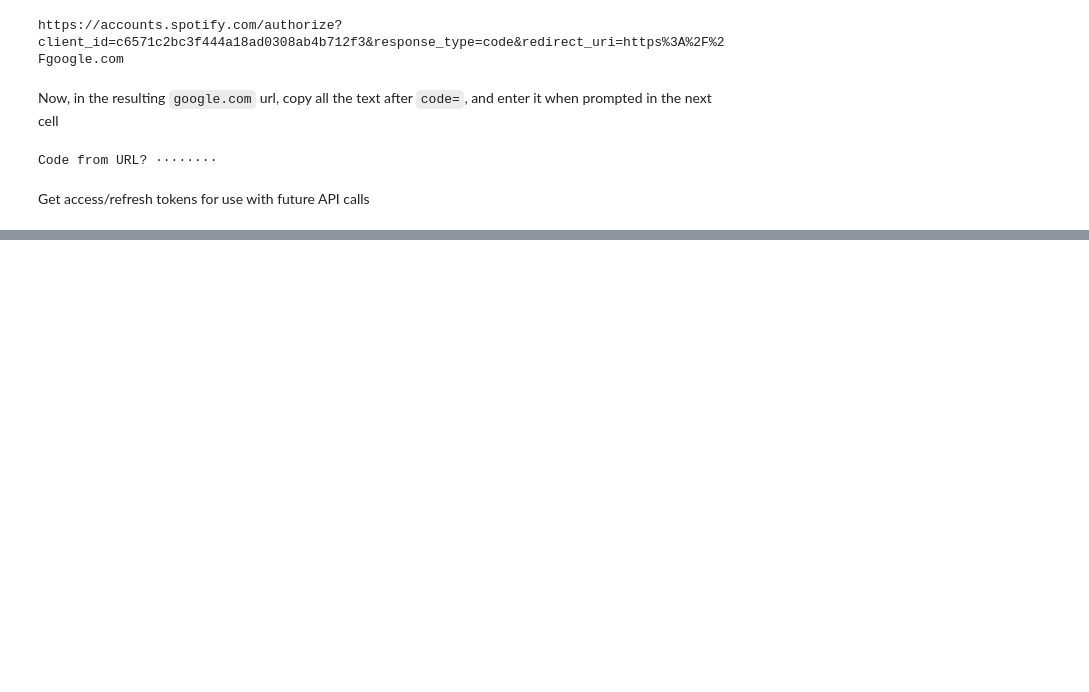
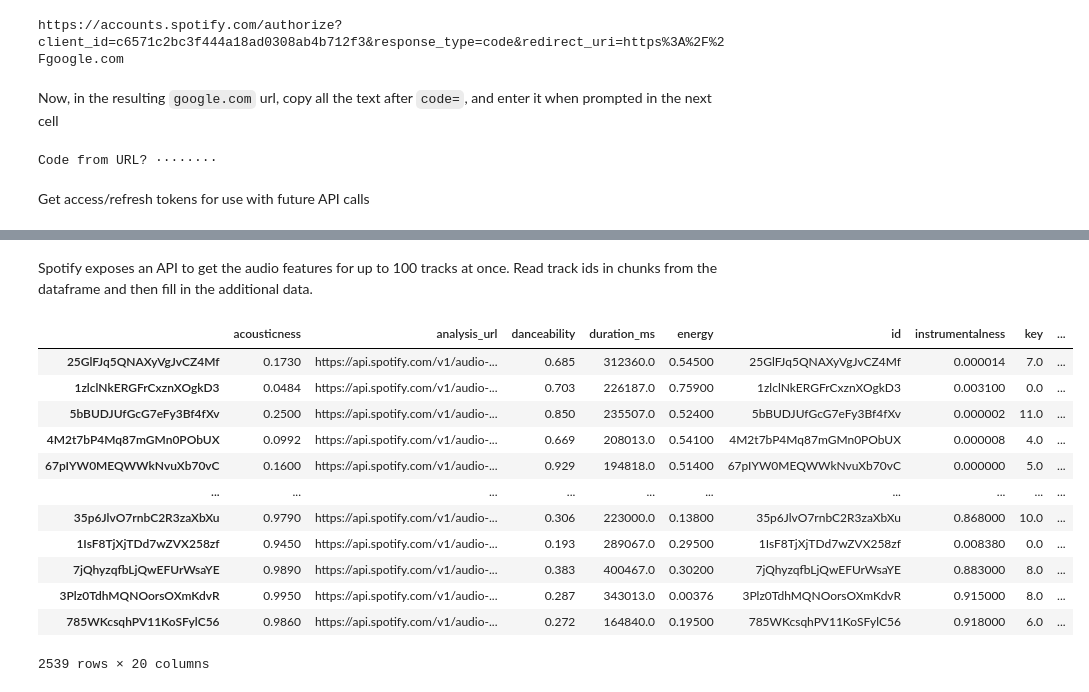
Before and after one commit to jtang6598/smoothie, a Jupyter notebook: demo.ipynb, the cells around one changed output, grey strips where cells are left out. Saved outputs shown, nothing was run; the diff lists cells and outputs as text; code cells hidden in the pictures; blank space fills up the shorter version.

```diff
--- a/demo.ipynb
+++ b/demo.ipynb
@@ -89,0 +122,27 @@ playlist.add_songs(songs)
+# %% [markdown]
+Spotify exposes an API to get the audio features for up to 100 tracks at once. Read track ids in chunks from the dataframe and then fill in the additional data.
+# %%
+# iterate over chunks of song_df
+# for all audio features in the response, update each row in song_df by id
+for i in range(int(len(song_df) / 100 + 1)):
+    id_list = list(song_df.id.iloc[100*i: min(100*(i+1), len(song_df))])
+    audio_features = await spotify.track_apis.get_audio_features_for_several_tracks(session, me, id_list)
+    for song in audio_features:
+        for feature in song.keys():
+            song_df.loc[song['id'], feature] = song[feature]
+
+song_df
+# %% [output]
+|  | acousticness | analysis_url | danceability | duration_ms | energy | id | instrumentalness | key | ... |
+| 25GlFJq5QNAXyVgJvCZ4Mf | 0.1730 | https://api.spotify.com/v1/audio-... | 0.685 | 312360.0 | 0.54500 | 25GlFJq5QNAXyVgJvCZ4Mf | 0.000014 | 7.0 | ... |
+| 1zlclNkERGFrCxznXOgkD3 | 0.0484 | https://api.spotify.com/v1/audio-... | 0.703 | 226187.0 | 0.75900 | 1zlclNkERGFrCxznXOgkD3 | 0.003100 | 0.0 | ... |
+| 5bBUDJUfGcG7eFy3Bf4fXv | 0.2500 | https://api.spotify.com/v1/audio-... | 0.850 | 235507.0 | 0.52400 | 5bBUDJUfGcG7eFy3Bf4fXv | 0.000002 | 11.0 | ... |
+| 4M2t7bP4Mq87mGMn0PObUX | 0.0992 | https://api.spotify.com/v1/audio-... | 0.669 | 208013.0 | 0.54100 | 4M2t7bP4Mq87mGMn0PObUX | 0.000008 | 4.0 | ... |
+| 67pIYW0MEQWWkNvuXb70vC | 0.1600 | https://api.spotify.com/v1/audio-... | 0.929 | 194818.0 | 0.51400 | 67pIYW0MEQWWkNvuXb70vC | 0.000000 | 5.0 | ... |
+| ... | ... | ... | ... | ... | ... | ... | ... | ... | ... |
+| 35p6JlvO7rnbC2R3zaXbXu | 0.9790 | https://api.spotify.com/v1/audio-... | 0.306 | 223000.0 | 0.13800 | 35p6JlvO7rnbC2R3zaXbXu | 0.868000 | 10.0 | ... |
+| 1IsF8TjXjTDd7wZVX258zf | 0.9450 | https://api.spotify.com/v1/audio-... | 0.193 | 289067.0 | 0.29500 | 1IsF8TjXjTDd7wZVX258zf | 0.008380 | 0.0 | ... |
+| 7jQhyzqfbLjQwEFUrWsaYE | 0.9890 | https://api.spotify.com/v1/audio-... | 0.383 | 400467.0 | 0.30200 | 7jQhyzqfbLjQwEFUrWsaYE | 0.883000 | 8.0 | ... |
+| 3Plz0TdhMQNOorsOXmKdvR | 0.9950 | https://api.spotify.com/v1/audio-... | 0.287 | 343013.0 | 0.00376 | 3Plz0TdhMQNOorsOXmKdvR | 0.915000 | 8.0 | ... |
+| 785WKcsqhPV11KoSFylC56 | 0.9860 | https://api.spotify.com/v1/audio-... | 0.272 | 164840.0 | 0.19500 | 785WKcsqhPV11KoSFylC56 | 0.918000 | 6.0 | ... |
+2539 rows × 20 columns
```
Also changed, not shown: parts of 12 cells of this notebook, 6 other files.
